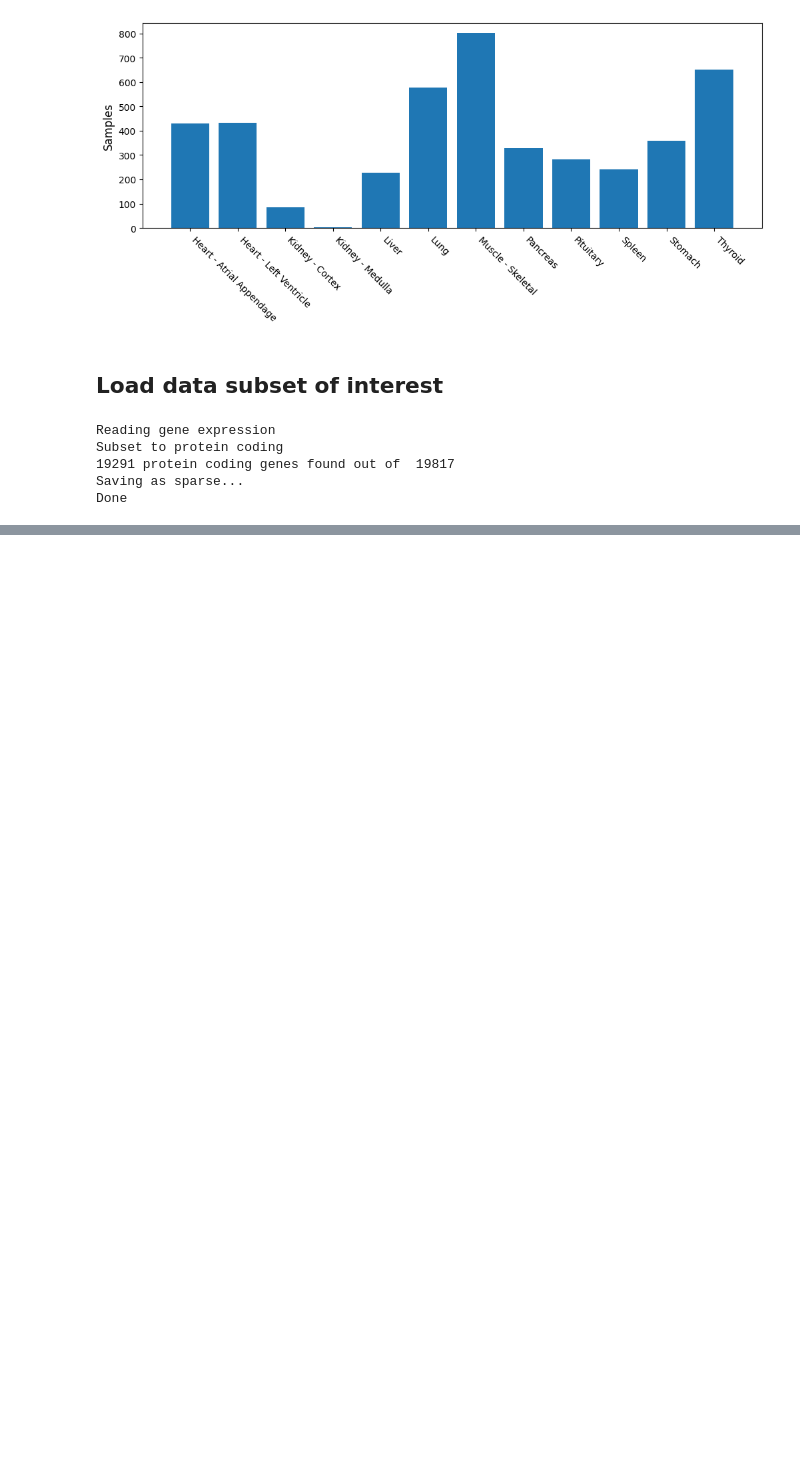
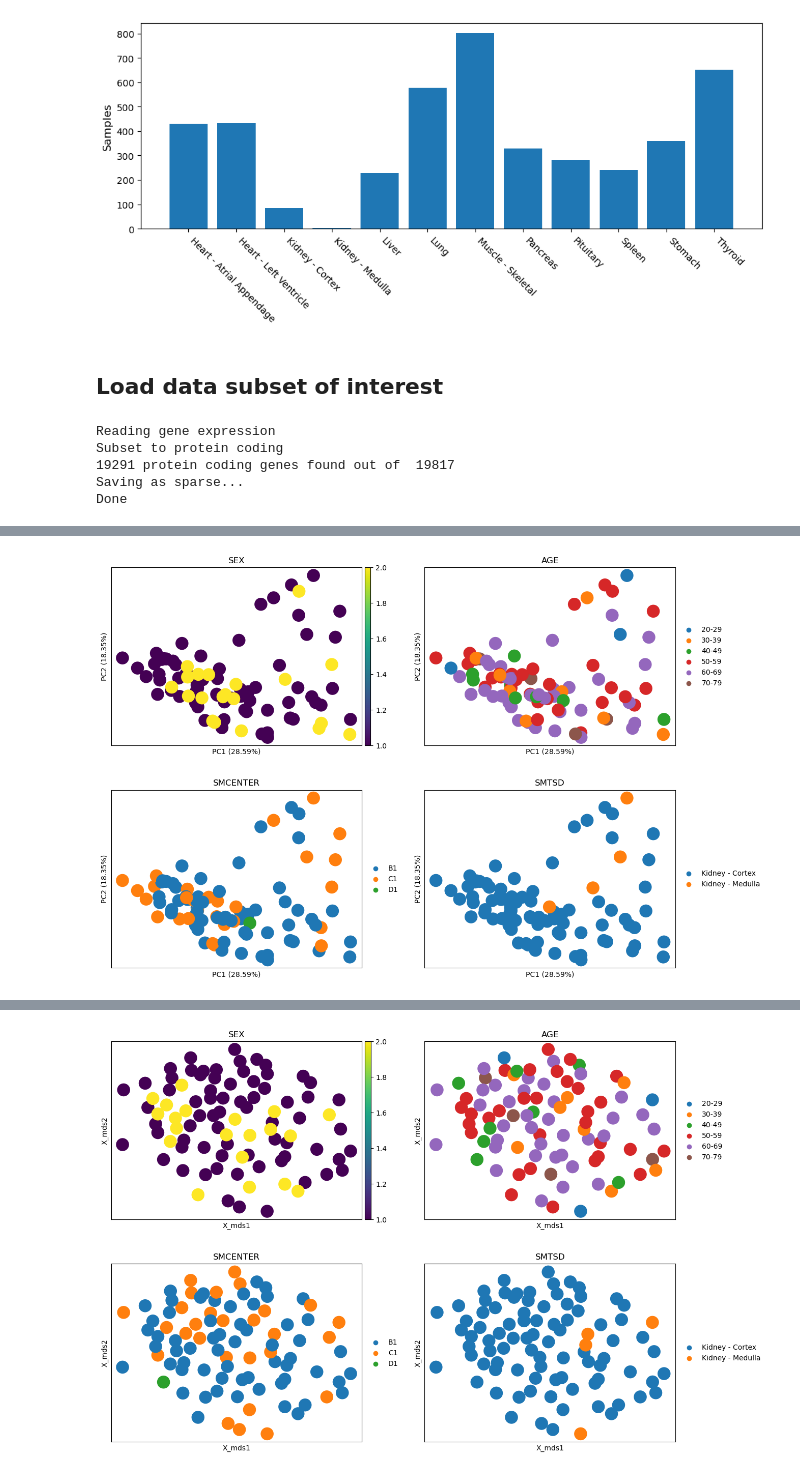
Before and after one commit to j-bac/GTEx_analysis, a Jupyter notebook: analyses/0_load_data_subset.ipynb, the cells around one changed output, grey strips where cells are left out. Drawn from its saved outputs; the diff is of its cells as text; code cells hidden in the pictures; blank space fills up the shorter version.

```diff
--- a/analyses/0_load_data_subset.ipynb
+++ b/analyses/0_load_data_subset.ipynb
@@ -129,3 +138,43 @@ Subset to protein coding
 19291 protein coding genes found out of  19817
 Saving as sparse...
 Done
+# %%
+# We first grouped samples based on GTEx-annotated subregions (labeled SMTS) by taking, for example, all skin-derived samples.
+# We excluded the X, Y, and mitochondrial genes, identified the 1000 most variable autosomal genes,
+# and performed PCoA using Euclidean distance on the log2-transformed raw count expression data
+
+adata = preprocessing.load_rnaseq_sample_selected_tissues_anndata(
+     X_path="../results/rnaseq_sample_selected_tissues.mm",
+     genes_rows_path="../results/rnaseq_sample_selected_tissues_genes_rows.csv",
+     samples_columns_path="../results/rnaseq_sample_selected_tissues_samples_columns.csv",
+     samples_metadata_path="../results/rnaseq_sample_selected_tissues_metadata.csv",
+)
+protein_coding_genes = pd.read_csv('../results/protein_coding_genes.csv',index_col=0)
+
+protein_coding_genes_subset = protein_coding_genes[
+    ~( protein_coding_genes['0'].isin(['chrX','chrY']) |
+   protein_coding_genes['gene_name'].str.contains('MT-'))
+]
+# %%
+protein_coding_genes_subset = protein_coding_genes[
+    ~( protein_coding_genes['0'].isin(['chrX','chrY']) |
+   protein_coding_genes['gene_name'].str.contains('MT-'))
+]
+# %%
+for tissue in ['Kidney','Heart']:
+    print(tissue)
+
+    tissue_idx = adata.obs['SMTSD'].str.contains(tissue)
+    genes_idx = [gene for gene in protein_coding_genes_subset['gene_id'].values if gene in adata.var_names]
+    adata_tissue = adata[tissue_idx,genes_idx].copy()
+
+    sc.pp.highly_variable_genes(adata_tissue,n_top_genes=1000,flavor='seurat_v3')
+    sc.pp.log1p(adata_tissue)
+    sc.pp.pca(adata_tissue)
+    adata_tissue.obsm['X_mds'] = sklearn.manifold.MDS(verbose=1, n_jobs=4).fit_transform(adata_tissue.X.A)
+
+
+    sc.settings.figdir=pathlib.Path('../figures')
+    sc.pl.pca(adata_tissue,color=['SEX','AGE','SMCENTER','SMTSD'],annotate_var_explained=True,ncols=2,save=f'{tissue}_PCA.png')
+    sc.pl.embedding(adata_tissue,'X_mds',color=['SEX','AGE','SMCENTER','SMTSD'],ncols=2,save=f'{tissue}_MDS.png')
+# %% [output]
@@ -131,0 +183 @@ Done
+[figure, added]
@@ -131,0 +185 @@ Done
+[figure, added]
```
Also changed, not shown: parts of 4 cells of this notebook, 2 other files.
